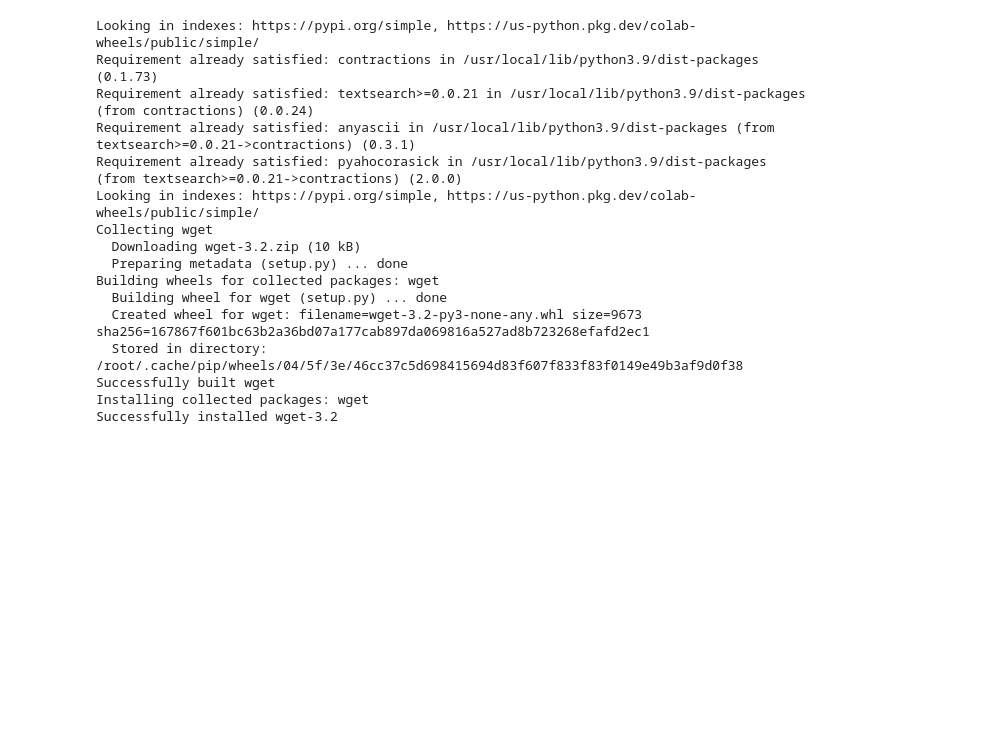
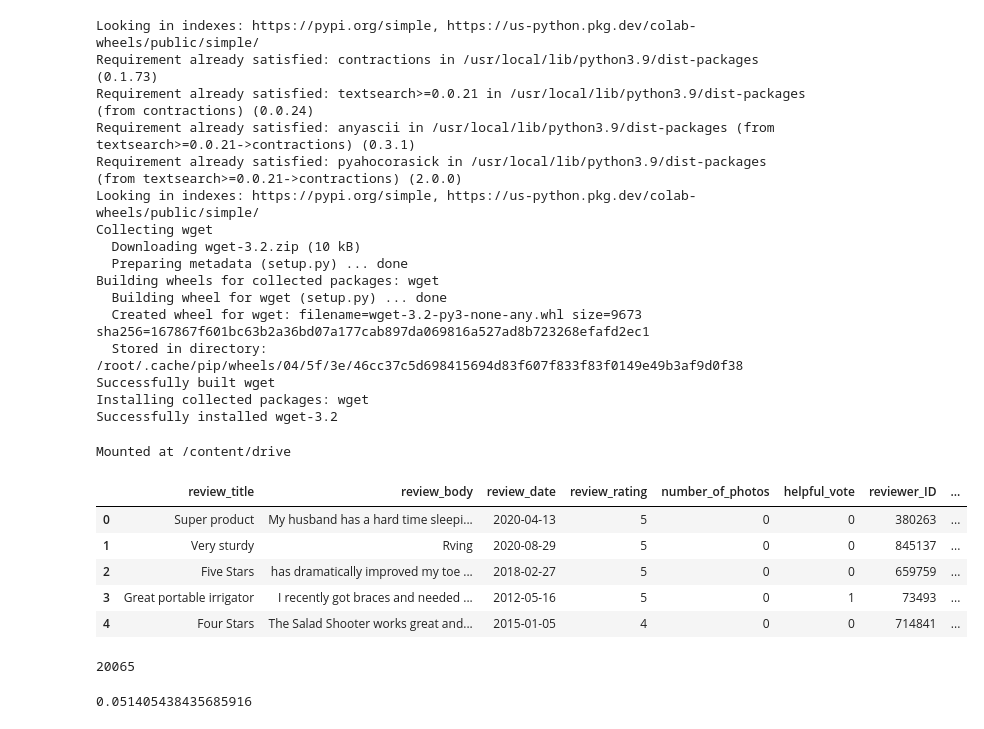
Before and after one commit to AvinivA/DSL-project, a Jupyter notebook: DSL_project.ipynb, the cells around one changed output. Cells and saved outputs as stored; diff of their text form; code cells hidden in the pictures; blank space fills up the shorter version.

```diff
--- a/DSL_project.ipynb
+++ b/DSL_project.ipynb
@@ -20,6 +20,11 @@ Building wheels for collected packages: wget
 Successfully built wget
 Installing collected packages: wget
 Successfully installed wget-3.2
+# %%
+from google.colab import drive
+drive.mount("/content/drive")
+# %% [output]
+Mounted at /content/drive
 # %%
 import os.path
 import wget
@@ -50,0 +53,19 @@ train_df = pd.read_csv('amazon_reviews.txt', delimiter='\t', error_bad_lines=Fal
+# %%
+train_df = pd.read_csv('/content/drive/MyDrive/DSL project/train_reviews.csv')
+# %%
+train_df.head()
+# %% [output]
+|  | review_title | review_body | review_date | review_rating | number_of_photos | helpful_vote | reviewer_ID | ... |
+| 0 | Super product | My husband has a hard time sleepi... | 2020-04-13 | 5 | 0 | 0 | 380263 | ... |
+| 1 | Very sturdy | Rving | 2020-08-29 | 5 | 0 | 0 | 845137 | ... |
+| 2 | Five Stars | has dramatically improved my toe ... | 2018-02-27 | 5 | 0 | 0 | 659759 | ... |
+| 3 | Great portable irrigator | I recently got braces and needed ... | 2012-05-16 | 5 | 0 | 1 | 73493 | ... |
+| 4 | Four Stars | The Salad Shooter works great and... | 2015-01-05 | 4 | 0 | 0 | 714841 | ... |
+# %%
+train_df['fake_review'].value_counts()[1]
+# %% [output]
+20065
+# %%
+y_val.value_counts()[1]
+# %% [output]
+0.051405438435685916
```
Also changed, not shown: parts of 21 cells of this notebook.
